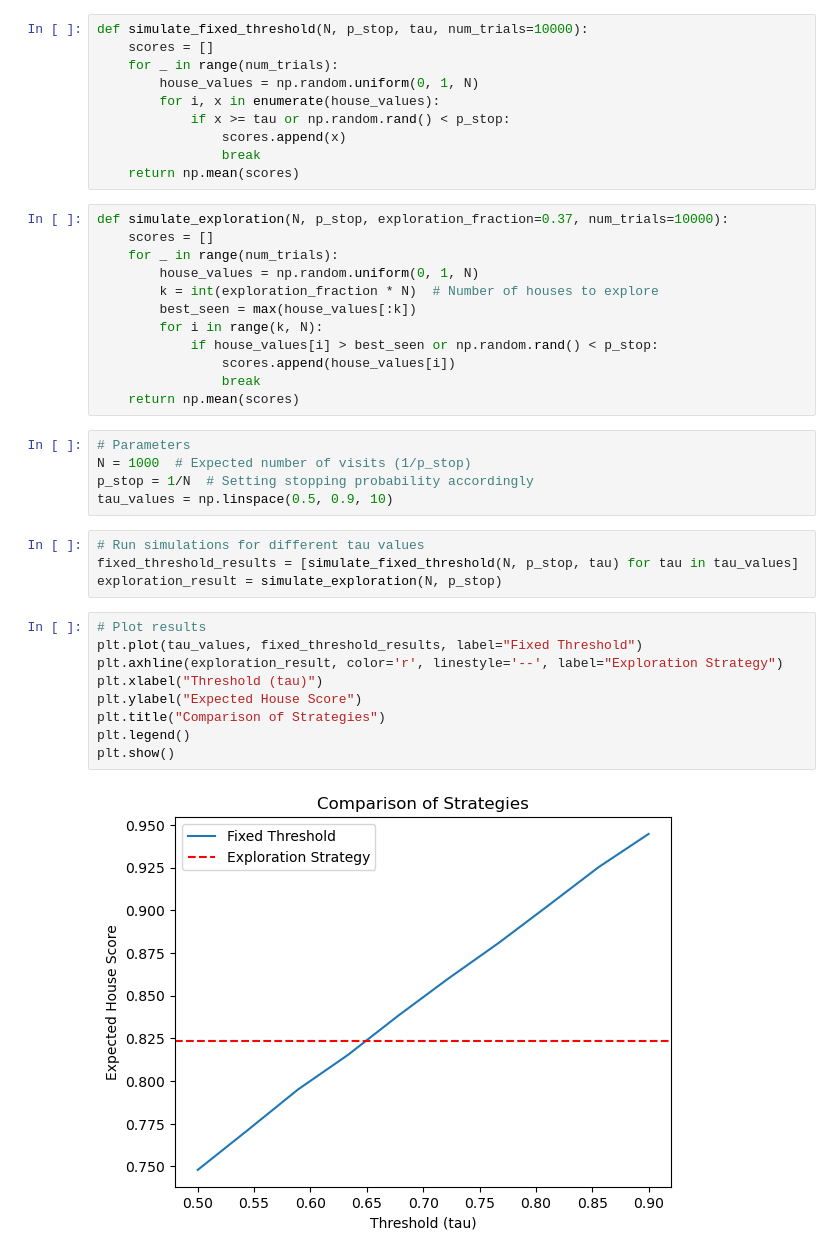
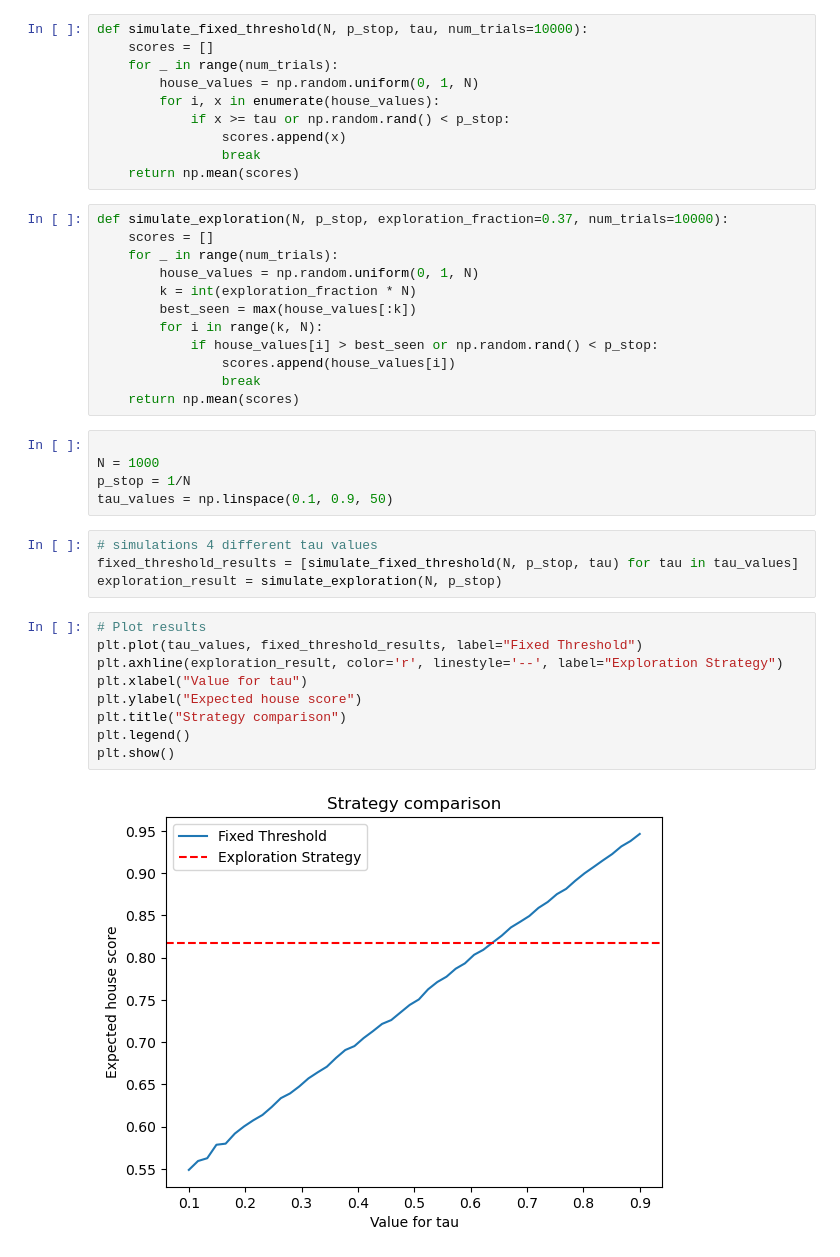
Before and after one commit to Lizaterdag/multi-agent-systems, a Jupyter notebook: monte-carlo-sampling-rl.ipynb, the cells around one changed output. Cells and saved outputs as stored; diff of their text form.

```diff
--- a/monte-carlo-sampling-rl.ipynb
+++ b/monte-carlo-sampling-rl.ipynb
@@ -16,7 +16,7 @@ def simulate_exploration(N, p_stop, exploration_fraction=0.37, num_trials=10000)
     scores = []
     for _ in range(num_trials):
         house_values = np.random.uniform(0, 1, N)
-        k = int(exploration_fraction * N)  # Number of houses to explore
+        k = int(exploration_fraction * N)
         best_seen = max(house_values[:k])
         for i in range(k, N):
             if house_values[i] > best_seen or np.random.rand() < p_stop:
@@ -24,23 +24,23 @@ def simulate_exploration(N, p_stop, exploration_fraction=0.37, num_trials=10000)
                 break
     return np.mean(scores)
 # %%
-# Parameters
-N = 1000  # Expected number of visits (1/p_stop)
-p_stop = 1/N  # Setting stopping probability accordingly
-tau_values = np.linspace(0.5, 0.9, 10)
+
+N = 1000
+p_stop = 1/N
+tau_values = np.linspace(0.1, 0.9, 50)
 # %%
-# Run simulations for different tau values
+# simulations 4 different tau values
 fixed_threshold_results = [simulate_fixed_threshold(N, p_stop, tau) for tau in tau_values]
 exploration_result = simulate_exploration(N, p_stop)
 # %%
 # Plot results
 plt.plot(tau_values, fixed_threshold_results, label="Fixed Threshold")
 plt.axhline(exploration_result, color='r', linestyle='--', label="Exploration Strategy")
-plt.xlabel("Threshold (tau)")
-plt.ylabel("Expected House Score")
-plt.title("Comparison of Strategies")
+plt.xlabel("Value for tau")
+plt.ylabel("Expected house score")
+plt.title("Strategy comparison")
 plt.legend()
 plt.show()
 # %% [output]
-[figure, old version]
+[figure, new version]
 # %%
```
Also changed, not shown: parts of 5 cells of this notebook.
